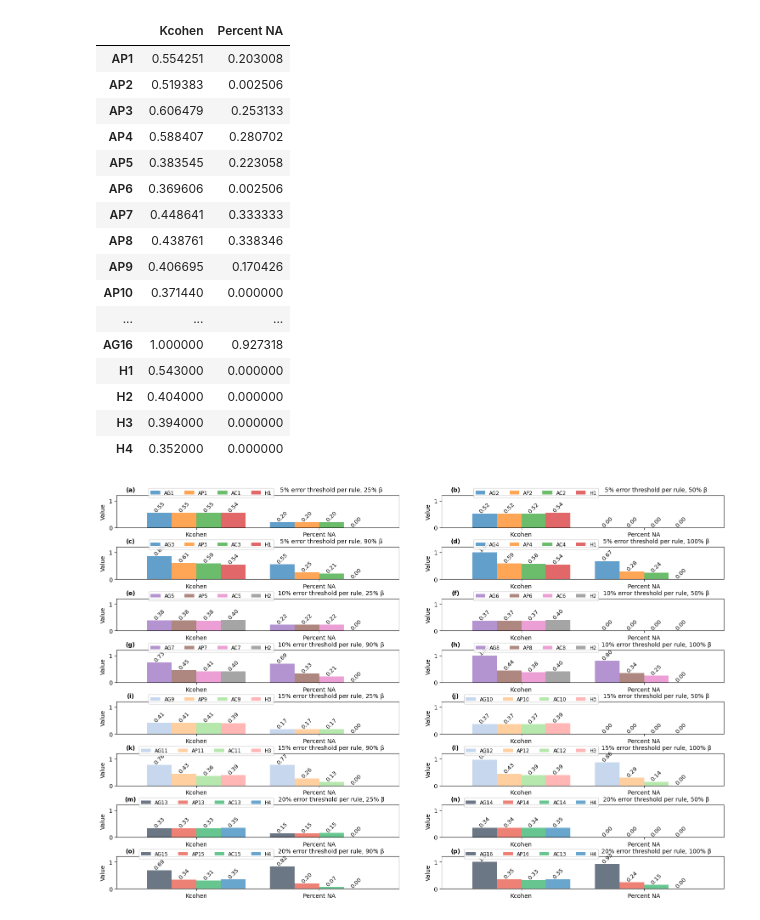
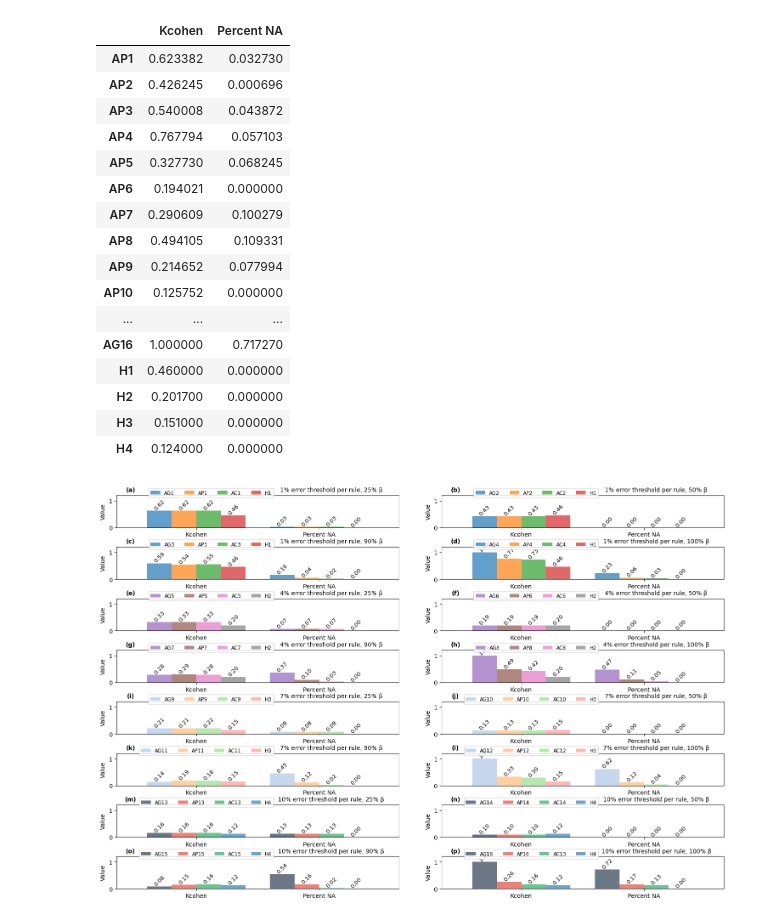
Before and after one commit to LucasRizzo/rulex_multiclass, a Jupyter notebook: results.ipynb, the cells around one changed output. Saved outputs shown, nothing was run; the diff lists cells and outputs as text; code cells hidden in the pictures.

Commit message:
Resutls for different rule error values.

```diff
--- a/results.ipynb
+++ b/results.ipynb
@@ -89,7 +89,7 @@ def unique_values(df, display = False):
     for col, unique_values in unique_values_dict.items():
         print(f"Unique values in column '{col}': {unique_values}")
 # %%
-def rulex_results(dataset, conditions, error):
+def rulex_results(dataset, conditions, error, index_rulex):
 
     results = {"Kcohen": [], "Percent NA": []}
 
@@ -101,22 +101,22 @@ def rulex_results(dataset, conditions, error):
     for e in error:
 
         filtered_df = rulex_df[(rulex_df['Base'] == dataset) & (rulex_df['Conditions'] == conditions) & (rulex_df['Error'] == e)]
+        #print(filtered_df)
         for index, row in filtered_df.iterrows():
             # # Repetition. Can be necessary to compare the same result with multiple others
             # for _ in range(4):
             results["Kcohen"].append(row['Kcohen'])
             results["Percent NA"].append(row['Nas'])
 
-    results_df = pd.DataFrame(results, index=["05_error_rulex", "10_error_rulex", "15_error_rulex", "20_error_rulex"])
+    results_df = pd.DataFrame(results, index=index_rulex)
     return results_df
 # %%
-def get_results_df(all_data):
+def get_results_df(all_data, bases):
     results_dict = {"Kcohen":[], "Percent NA": []}
 
     for df in all_data:
         performance_stats(df, results_dict)
 
-    bases =  ['05_error', '10_error', '15_error', '20_error']
     budgets = ['25_budget', '50_budget', '90_budget', '100_budget']
     semantics = ['preferred', 'categoriser', 'grounded']
     row_names = []
@@ -165,10 +165,13 @@ for budget in budgets:
         all_data.append(df)
         #df.to_csv('output_teste_' + error + '.csv', index=True)
 
-results_df = get_results_df(all_data)
+#bases =  ['05_error', '10_error', '15_error', '20_error']
+bases =  ['01_error', '04_error', '07_error', '10_error']
+results_df = get_results_df(all_data, bases)
 
-results_df = pd.concat([results_df, rulex_results(base, "unlimited", ["1", "4", "7", "10"])])
-
+#index_rulex = ["05_error_rulex", "10_error_rulex", "15_error_rulex", "20_error_rulex"]
+index_rulex = ["01_error_rulex", "04_error_rulex", "07_error_rulex", "10_error_rulex"]
+results_df = pd.concat([results_df, rulex_results(base, "unlimited", ["1", "4", "7", "10"], index_rulex)])
 
 # index={'25_budget_05_error_preferred': 'AP1',
 #        '50_budget_05_error_preferred': 'AP2',
@@ -285,22 +288,22 @@ results_df.to_csv('output.csv', index=True)
 results_df
 # %% [output]
 |  | Kcohen | Percent NA |
-| AP1 | 0.554251 | 0.203008 |
-| AP2 | 0.519383 | 0.002506 |
-| AP3 | 0.606479 | 0.253133 |
-| AP4 | 0.588407 | 0.280702 |
-| AP5 | 0.383545 | 0.223058 |
-| AP6 | 0.369606 | 0.002506 |
-| AP7 | 0.448641 | 0.333333 |
-| AP8 | 0.438761 | 0.338346 |
-| AP9 | 0.406695 | 0.170426 |
-| AP10 | 0.371440 | 0.000000 |
+| AP1 | 0.623382 | 0.032730 |
+| AP2 | 0.426245 | 0.000696 |
+| AP3 | 0.540008 | 0.043872 |
+| AP4 | 0.767794 | 0.057103 |
+| AP5 | 0.327730 | 0.068245 |
+| AP6 | 0.194021 | 0.000000 |
+| AP7 | 0.290609 | 0.100279 |
+| AP8 | 0.494105 | 0.109331 |
+| AP9 | 0.214652 | 0.077994 |
+| AP10 | 0.125752 | 0.000000 |
 | ... | ... | ... |
-| AG16 | 1.000000 | 0.927318 |
-| H1 | 0.543000 | 0.000000 |
-| H2 | 0.404000 | 0.000000 |
-| H3 | 0.394000 | 0.000000 |
-| H4 | 0.352000 | 0.000000 |
+| AG16 | 1.000000 | 0.717270 |
+| H1 | 0.460000 | 0.000000 |
+| H2 | 0.201700 | 0.000000 |
+| H3 | 0.151000 | 0.000000 |
+| H4 | 0.124000 | 0.000000 |
 # %%
 df = results_df
 
@@ -335,7 +338,8 @@ colors_group3 = ['#aec7e8', '#ffbb78', '#98df8a', '#ff9896']
 colors_group4 = ['#2c3e50', '#e74c3c', '#27ae60', '#2980b9']
 
 inconsistency_budget = ["25%", "50%", "90%", "100%"] * 4
-error_threshold = ["5%"] * 4 + ["10%"] * 4 + ["15%"] * 4 + ["20%"] * 4
+# error_threshold = ["5%"] * 4 + ["10%"] * 4 + ["15%"] * 4 + ["20%"] * 4
+error_threshold = ["1%"] * 4 + ["4%"] * 4 + ["7%"] * 4 + ["10%"] * 4
 
 label = ["(a)", "(b)", "(c)", "(d)", "(e)", "(f)", "(g)", "(h)", "(i)", "(j)", "(k)", "(l)", "(m)", "(n)", "(o)", "(p)"]
 
@@ -357,31 +361,31 @@ for i, group in enumerate(groups):
         colors = colors_group4
 
     # Plot the grouped bar plot
     ax = group_df.plot(kind='bar', ax=axes[i], width=0.8, alpha=0.7, color=colors)
     axes[i].set_ylabel('Value')
     axes[i].set_ylim(0, 1.2)
     axes[i].set_xticklabels(group_df.index, rotation=0, ha='center')
 
     # Annotate each bar with its height
     for p in axes[i].patches:
         axes[i].annotate(f'{p.get_height():.2f}', (p.get_x() + p.get_width() / 2., p.get_height()),
                          ha='center', va='center', xytext=(0, 10), textcoords='offset points', fontsize=9.5, rotation=45)
 
     # Set legend for the current subplot (horizontal below the plot)
     handles, labels = ax.get_legend_handles_labels()
     axes[i].text(0.05, 1.17, label[i], transform=axes[i].transAxes, fontsize=10, ha='center', va='center', fontweight='bold')
 
     axes[i].legend(handles, labels, loc='upper right', bbox_to_anchor=(0.565, 1.3), ncol=len(labels), fontsize='small')
     # Add text below the legend
     axes[i].text(0.76, 1.17, error_threshold[i] + " error threshold per rule, " + inconsistency_budget[i] + " β", transform=axes[i].transAxes, fontsize=10, ha='center', va='center')
 
 plt.tight_layout()
 
 # Adjust vertical space between subplots
 plt.subplots_adjust(hspace=0.6, wspace=0.15)
 
 # Adjust layout and save the plot
 plt.savefig(base + '.png', dpi=300, bbox_inches='tight')
 plt.show()
 # %% [output]
-[figure, old version]
+[figure, new version]
```
